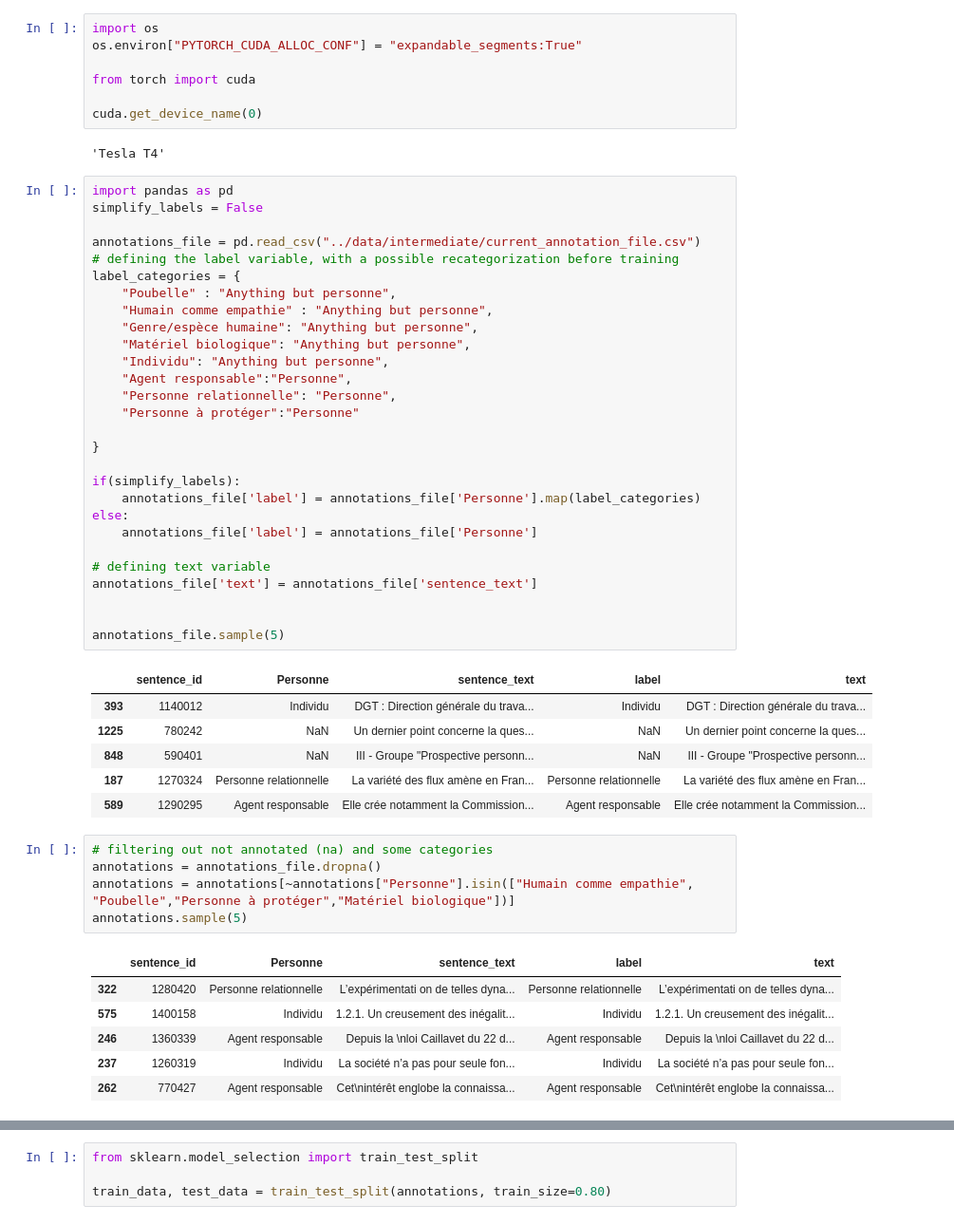
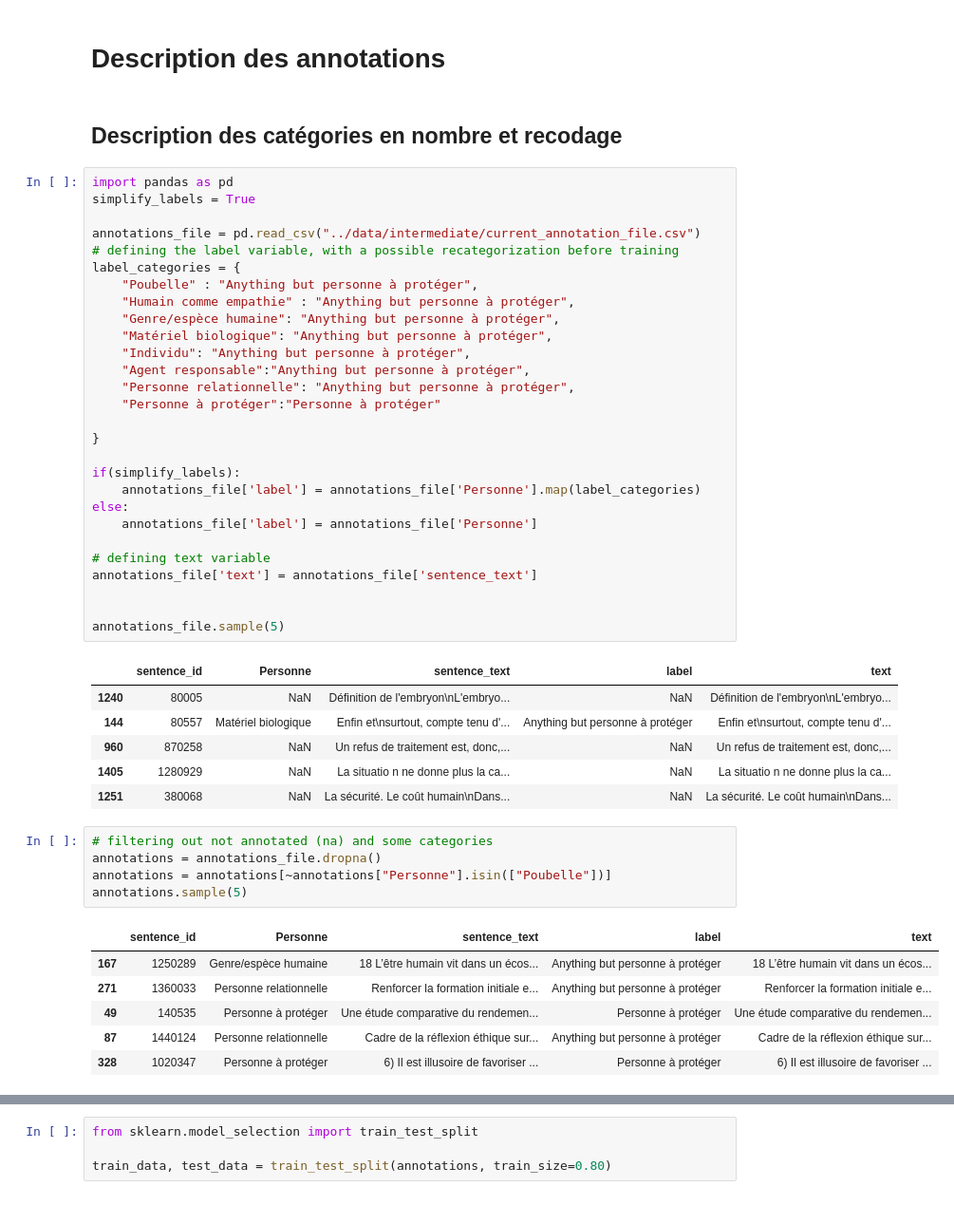
Before and after one commit to LeoMaurice/CCNE, a Jupyter notebook: src/bert.ipynb, the cells around one changed output, grey strips where cells are left out. Shown at 95% size. Saved outputs shown, nothing was run; the diff lists cells and outputs as text.

```diff
--- a/src/bert.ipynb
+++ b/src/bert.ipynb
@@ -23,27 +22,22 @@ Requirement already satisfied: mpmath>=0.19 in /opt/mamba/lib/python3.11/site-pa
-# %%
-import os
-os.environ["PYTORCH_CUDA_ALLOC_CONF"] = "expandable_segments:True"
-
-from torch import cuda
-
-cuda.get_device_name(0)
-# %% [output]
-'Tesla T4'
+# %% [markdown]
+# Description des annotations
+# %% [markdown]
+## Description des catégories en nombre et recodage
 # %%
 import pandas as pd
-simplify_labels = False
+simplify_labels = True
 
 annotations_file = pd.read_csv("../data/intermediate/current_annotation_file.csv")
 # defining the label variable, with a possible recategorization before training
 label_categories = {
-    "Poubelle" : "Anything but personne",
-    "Humain comme empathie" : "Anything but personne",
-    "Genre/espèce humaine": "Anything but personne",
-    "Matériel biologique": "Anything but personne",
-    "Individu": "Anything but personne",
-    "Agent responsable":"Personne",
-    "Personne relationnelle": "Personne",
-    "Personne à protéger":"Personne"
+    "Poubelle" : "Anything but personne à protéger",
+    "Humain comme empathie" : "Anything but personne à protéger",
+    "Genre/espèce humaine": "Anything but personne à protéger",
+    "Matériel biologique": "Anything but personne à protéger",
+    "Individu": "Anything but personne à protéger",
+    "Agent responsable":"Anything but personne à protéger",
+    "Personne relationnelle": "Anything but personne à protéger",
+    "Personne à protéger":"Personne à protéger"
 
 }
 
@@ -59,23 +53,23 @@ annotations_file['text'] = annotations_file['sentence_text']
 annotations_file.sample(5)
 # %% [output]
 |  | sentence_id | Personne | sentence_text | label | text |
-| 393 | 1140012 | Individu | DGT : Direction générale du trava... | Individu | DGT : Direction générale du trava... |
-| 1225 | 780242 | NaN | Un dernier point concerne la ques... | NaN | Un dernier point concerne la ques... |
-| 848 | 590401 | NaN | III - Groupe "Prospective personn... | NaN | III - Groupe "Prospective personn... |
-| 187 | 1270324 | Personne relationnelle | La variété des flux amène en Fran... | Personne relationnelle | La variété des flux amène en Fran... |
-| 589 | 1290295 | Agent responsable | Elle crée notamment la Commission... | Agent responsable | Elle crée notamment la Commission... |
+| 1240 | 80005 | NaN | Définition de l'embryon\nL'embryo... | NaN | Définition de l'embryon\nL'embryo... |
+| 144 | 80557 | Matériel biologique | Enfin et\nsurtout, compte tenu d'... | Anything but personne à protéger | Enfin et\nsurtout, compte tenu d'... |
+| 960 | 870258 | NaN | Un refus de traitement est, donc,... | NaN | Un refus de traitement est, donc,... |
+| 1405 | 1280929 | NaN | La situatio n ne donne plus la ca... | NaN | La situatio n ne donne plus la ca... |
+| 1251 | 380068 | NaN | La sécurité. Le coût humain\nDans... | NaN | La sécurité. Le coût humain\nDans... |
 # %%
 # filtering out not annotated (na) and some categories
 annotations = annotations_file.dropna()
-annotations = annotations[~annotations["Personne"].isin(["Humain comme empathie", "Poubelle","Personne à protéger","Matériel biologique"])]
+annotations = annotations[~annotations["Personne"].isin(["Poubelle"])]
 annotations.sample(5)
 # %% [output]
 |  | sentence_id | Personne | sentence_text | label | text |
-| 322 | 1280420 | Personne relationnelle | L’expérimentati on de telles dyna... | Personne relationnelle | L’expérimentati on de telles dyna... |
-| 575 | 1400158 | Individu | 1.2.1. Un creusement des inégalit... | Individu | 1.2.1. Un creusement des inégalit... |
-| 246 | 1360339 | Agent responsable | Depuis la \nloi Caillavet du 22 d... | Agent responsable | Depuis la \nloi Caillavet du 22 d... |
-| 237 | 1260319 | Individu | La société n’a pas pour seule fon... | Individu | La société n’a pas pour seule fon... |
-| 262 | 770427 | Agent responsable | Cet\nintérêt englobe la connaissa... | Agent responsable | Cet\nintérêt englobe la connaissa... |
+| 167 | 1250289 | Genre/espèce humaine | 18 L’être humain vit dans un écos... | Anything but personne à protéger | 18 L’être humain vit dans un écos... |
+| 271 | 1360033 | Personne relationnelle | Renforcer la formation initiale e... | Anything but personne à protéger | Renforcer la formation initiale e... |
+| 49 | 140535 | Personne à protéger | Une étude comparative du rendemen... | Personne à protéger | Une étude comparative du rendemen... |
+| 87 | 1440124 | Personne relationnelle | Cadre de la réflexion éthique sur... | Anything but personne à protéger | Cadre de la réflexion éthique sur... |
+| 328 | 1020347 | Personne à protéger | 6) Il est illusoire de favoriser ... | Personne à protéger | 6) Il est illusoire de favoriser ... |
 # %%
 annotations["Personne"].value_counts()
 # %% [output]
```
Also changed, not shown: parts of 15 cells of this notebook.
